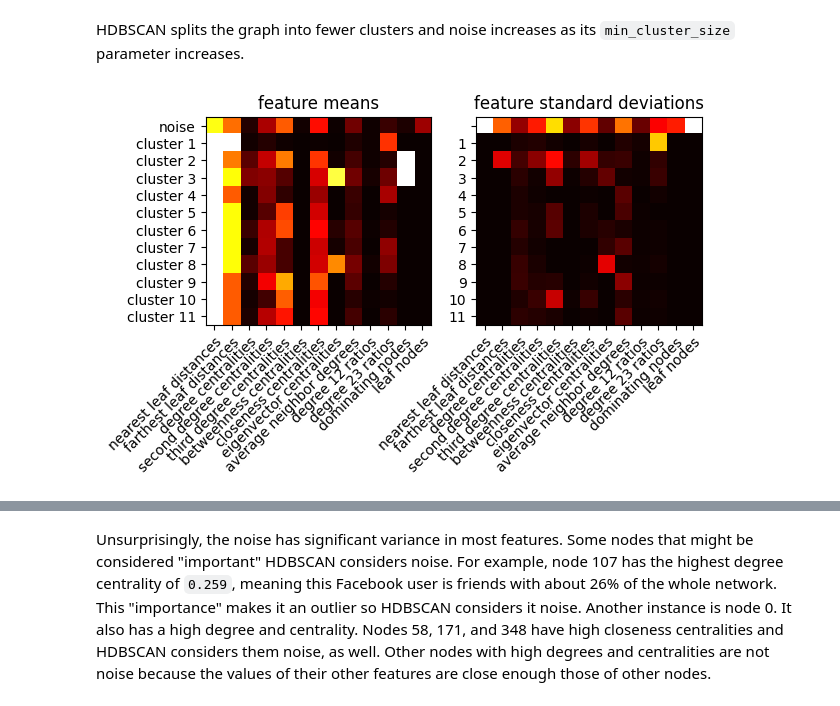
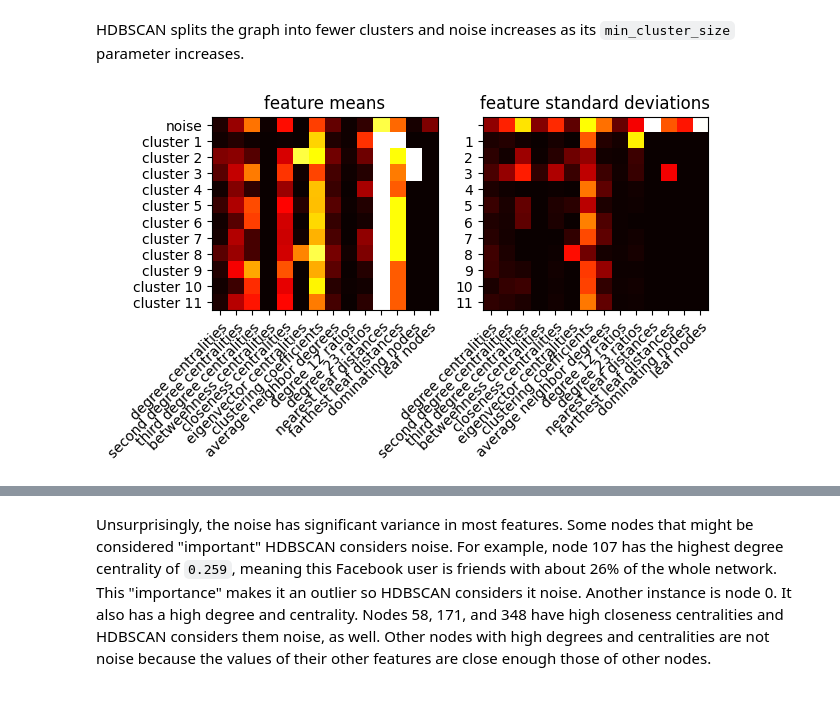
Before and after one commit to Tenchumaru/notebooks, a Jupyter notebook: Understanding Networks through Clustering.ipynb, the cells around one changed output, grey strips where cells are left out. Saved outputs shown, nothing was run; the diff lists cells and outputs as text; code cells hidden in the pictures.

Commit message:
Add clustering coefficient as a feature

```diff
--- a/Understanding Networks through Clustering.ipynb
+++ b/Understanding Networks through Clustering.ipynb
@@ -135,31 +134,33 @@ min(nearest_leaf_distances.items(), key=lambda t: t[1])[1], max(nearest_leaf_dis
 # %%
 # TODO:  consider leaving values unscaled.
 def fn(node):
-    return (nearest_leaf_distances[node],
-            farthest_leaf_distances[node],
-            degree_centralities[node],
+    return (degree_centralities[node],
             second_degree_centralities[node],
             third_degree_centralities[node],
             betweenness_centralities[node],
             closeness_centralities[node],
             eigenvector_centralities[node],
+            clustering_coefficients[node],
             average_neighbor_degrees[node],
             degree_12_ratios[node],
             degree_23_ratios[node],
+            nearest_leaf_distances[node],
+            farthest_leaf_distances[node],
             1.0 if node in dominating_nodes else 0.0,
             1.0 if node in leaf_nodes else 0.0)
 
-t = (nearest_leaf_distances,
-     farthest_leaf_distances,
-     degree_centralities,
+t = (degree_centralities,
      second_degree_centralities,
      third_degree_centralities,
      betweenness_centralities,
      closeness_centralities,
      eigenvector_centralities,
+     clustering_coefficients,
      average_neighbor_degrees,
      degree_12_ratios,
      degree_23_ratios,
+     nearest_leaf_distances,
+     farthest_leaf_distances,
      dominating_nodes,
      leaf_nodes)
 minima = tuple(type(d) is dict and min(d.values()) for d in t)
@@ -243,26 +253,37 @@ HDBSCAN splits the graph into fewer clusters and noise increases as its `min_clu
 # %%
 def fn(g, fn):
     g = (X[v] for _, v in g)
     g = map(fn, zip(*g))
     return tuple(g)
 Ymean = tuple(fn(v, np.mean) for _, v in it.groupby(sorted(clusters_to_nodes), lambda t: t[0]))
 Ystd = tuple(fn(v, np.std) for _, v in it.groupby(sorted(clusters_to_nodes), lambda t: t[0]))
 plot1 = mp.subplot(121)
-xlabels = ('nearest leaf distances', 'farthest leaf distances', 'degree centralities', 'second degree centralities',
-           'third degree centralities', 'betweenness centralities', 'closeness centralities', 'eigenvector centralities',
-           'average neighbor degrees', 'degree 12 ratios', 'degree 23 ratios', 'dominating nodes', 'leaf nodes')
+xlabels = ('degree centralities',
+     'second degree centralities',
+     'third degree centralities',
+     'betweenness centralities',
+     'closeness centralities',
+     'eigenvector centralities',
+     'clustering coefficients',
+     'average neighbor degrees',
+     'degree 12 ratios',
+     'degree 23 ratios',
+     'nearest leaf distances',
+     'farthest leaf distances',
+     'dominating nodes',
+     'leaf nodes')
 plot1.set_title('feature means')
 plot1.set_xticks(range(len(xlabels)), labels=xlabels, rotation=45, ha="right", rotation_mode="anchor")
 plot1.set_yticks(range(len(Ymean)), labels=tuple(f'cluster {i}' if i else 'noise' for i in range(len(Ymean))))
 mp.imshow(Ymean, cmap='hot', interpolation='nearest')
 plot2 = mp.subplot(122)
 plot2.set_title('feature standard deviations')
 plot2.set_xticks(range(len(xlabels)), labels=xlabels, rotation=45, ha="right", rotation_mode="anchor")
 plot2.set_yticks(range(len(Ystd)), labels=tuple(str(i) if i else '' for i in range(len(Ymean))))
 mp.imshow(Ystd, cmap='hot', interpolation='nearest')
 mp.show()
 # %% [output]
-[figure, old version]
+[figure, new version]
 # %%
 # https://networkx.org/nx-guides/content/exploratory_notebooks/facebook_notebook.html
 spotlight_nodes = {0, 107, 348, 414, 686, 698, 1684, 1912, 3437, 3980}
```
Also changed, not shown: parts of 19 cells of this notebook.
